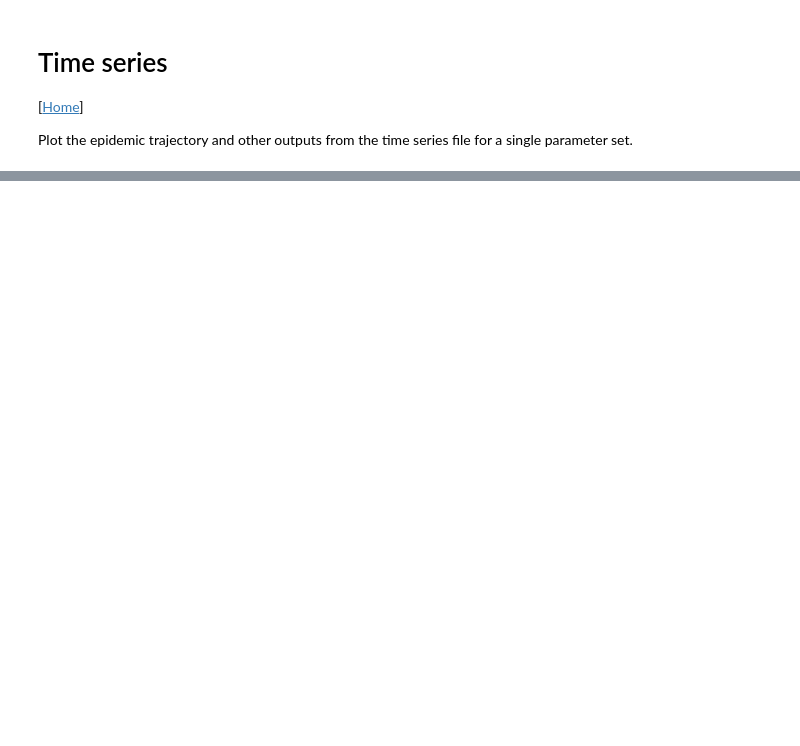
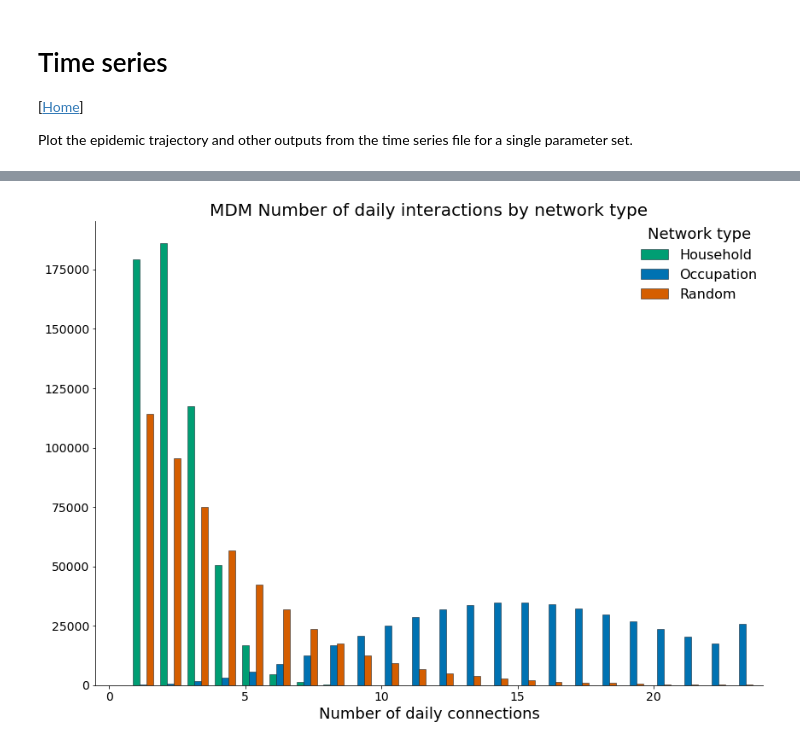
Before and after one commit to crispianm/COVID-Spatial-Sim, a Jupyter notebook: OpenABM-Covid19-feature-spatial/examples/AA_example_imperial.ipynb, the cells around one changed output, grey strips where cells are left out. Cells and saved outputs as stored; diff of their text form; code cells hidden in the pictures; blank space fills up the shorter version.

```diff
--- a/OpenABM-Covid19-feature-spatial/examples/AA_example_imperial.ipynb
+++ b/OpenABM-Covid19-feature-spatial/examples/AA_example_imperial.ipynb
@@ -563,0 +463,14 @@ fig, ax = plotting.plot_hist_by_group(df_agg, groupvar = "type", binvar = "count
+# %%
+plt.rcParams['figure.figsize'] = [14, 10]
+# Count interactions for each individual by "type" of interaction
+df_agg = mdm_df_interact.groupby(["ID_1", "type"])["ID_1"].count().reset_index(name = "count")
+
+# Plot histogram of interaction by network type
+fig, ax = plotting.plot_hist_by_group(df_agg, groupvar = "type", binvar = "count",
+    groups = interaction_types, bins = 25, group_colours = plotting.network_colours,
+    group_labels = interaction_labels,
+    xlabel = "Number of daily connections",
+    title = "MDM Number of daily interactions by network type",
+    legend_title = "Network type")
+# %% [output]
+[figure, added]
```
Also changed, not shown: parts of 31 cells of this notebook, 3 other files.
